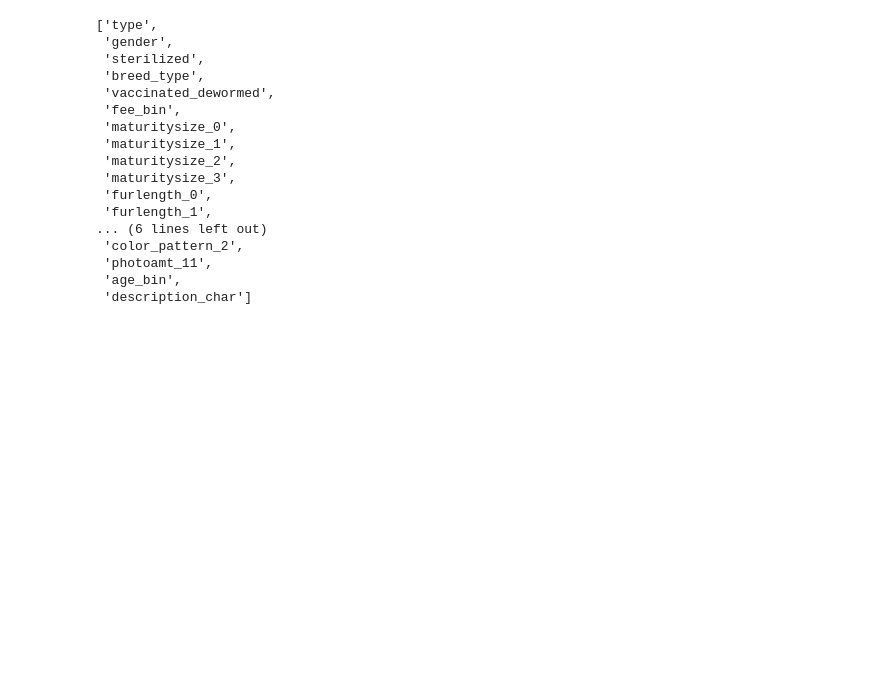
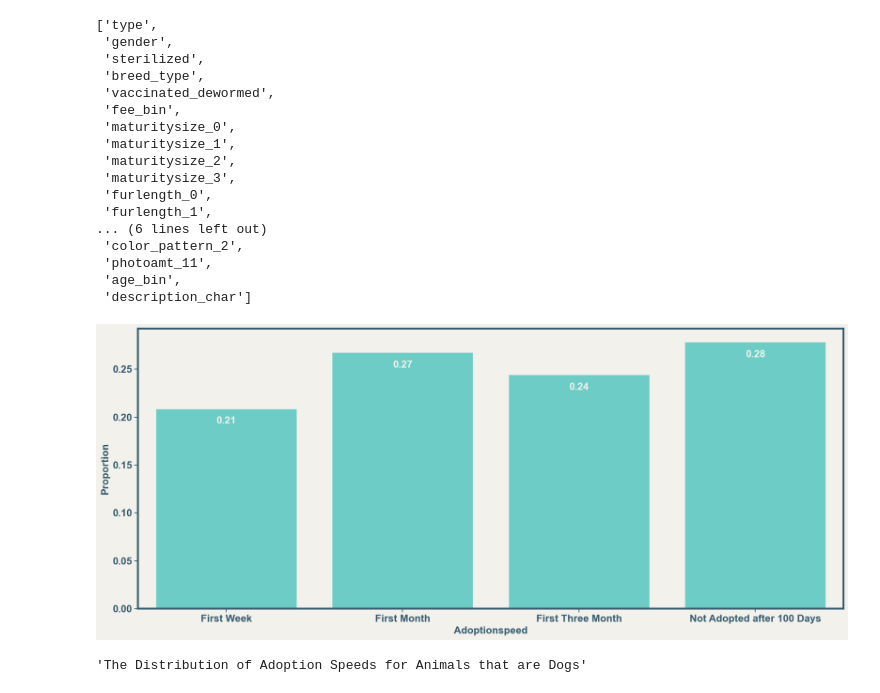
Before and after one commit to LanaCasselmann/ds_capstone_pet_adoptability, a Jupyter notebook: notebooks/paw_app.ipynb, the cells around one changed output. Saved outputs shown, nothing was run; the diff lists cells and outputs as text; code cells hidden in the pictures; blank space fills up the shorter version.

Commit message:
add type plot

```diff
--- a/notebooks/paw_app.ipynb
+++ b/notebooks/paw_app.ipynb
@@ -65,3 +104,6 @@ X_train_comb.columns.to_list()
  'photoamt_11',
  'age_bin',
  'description_char']
+# %%
+df_comb = X_train_comb.copy()
+df_comb['adoptionspeed']=y_train_comb
@@ -67,0 +112,25 @@ X_train_comb.columns.to_list()
+# %%
+fig = plt.figure(figsize=(20,8))
+speed_plot = sns.histplot(
+    data=df_comb.query('type==@type_bin'),
+    x='adoptionspeed', stat='proportion', discrete=True,
+#    y = 'accuracy',
+    color='#41c1ba',
+    shrink=.8
+    )
+plt.xlabel('Adoptionspeed')
+#plt.ylabel('Accuracy')
+#plt.title('Model Performance on Target Groups')#, fontsize=24)
+for g in speed_plot.patches:
+    speed_plot.annotate(format(g.get_height(), '.2f'),
+                   (g.get_x() + g.get_width() / 2., g.get_height()),
+                   ha = 'center', va = 'center',
+                   xytext = (0, -20),
+                   textcoords = 'offset points',
+                   color = '#f2f1ec')
+plt.xticks(ticks=np.linspace(1,4,4))
+plt.xlim([0.5, 4.5])
+speed_plot.set_xticklabels(['First Week','First Month','First Three Month','Not Adopted after 100 Days'])
+plt.show();
+# %% [output]
+[figure, added]
@@ -67,0 +139,4 @@ X_train_comb.columns.to_list()
+# %%
+f'The Distribution of Adoption Speeds for Animals that are {type_in}'
+# %% [output]
+'The Distribution of Adoption Speeds for Animals that are Dogs'
```
Also changed, not shown: parts of 5 cells of this notebook, 1 other file.
